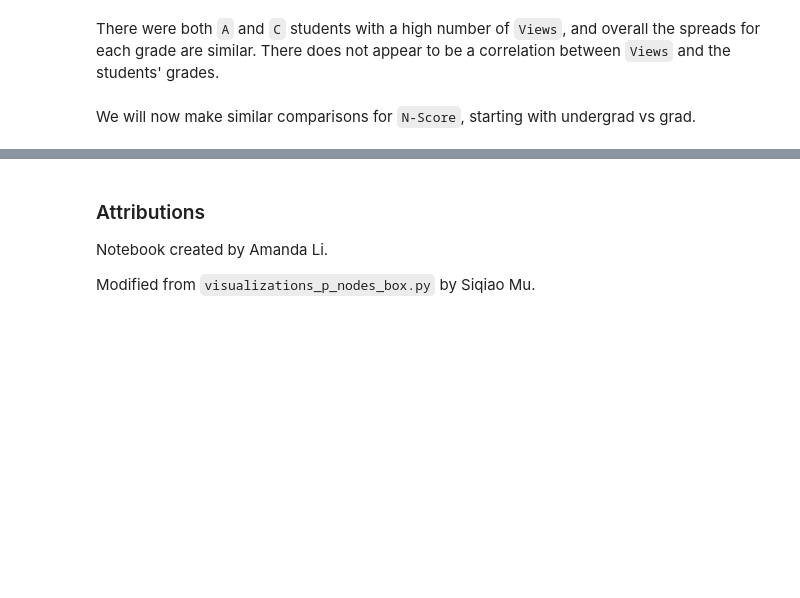
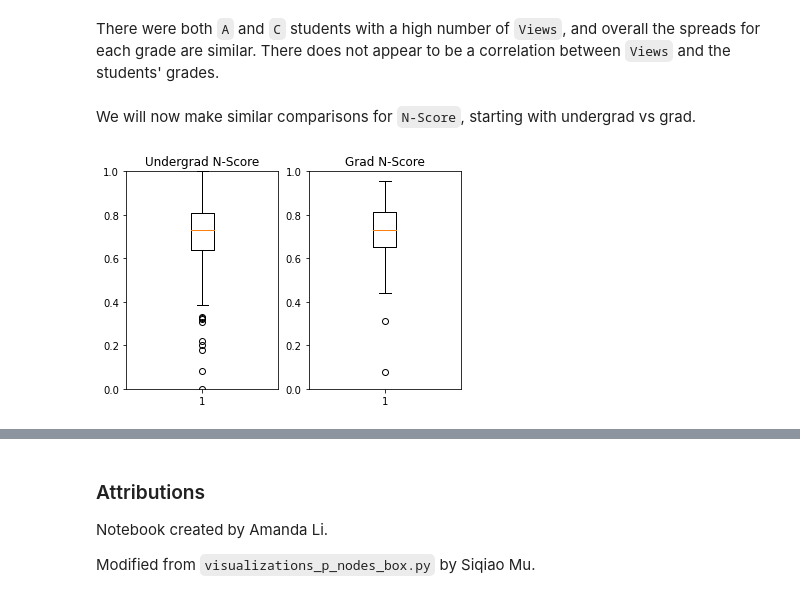
Before and after one commit to amandaliusa/piazza-network-analysis, a Jupyter notebook: visualizations_p_nodes_box.ipynb, the cells around one changed output, grey strips where cells are left out. Cells and saved outputs as stored; diff of their text form; code cells hidden in the pictures; blank space fills up the shorter version.

Commit message:
Boxplots for N-scores

```diff
--- a/visualizations_p_nodes_box.ipynb
+++ b/visualizations_p_nodes_box.ipynb
@@ -232,3 +232,17 @@ plt.show()
 There were both `A` and `C` students with a high number of `Views`, and overall the spreads for each grade are similar. There does not appear to be a correlation between `Views` and the students' grades.
 # %% [markdown]
 We will now make similar comparisons for `N-Score`, starting with undergrad vs grad.
+# %%
+fig, axs = plt.subplots(1, 2)
+
+axs[0].boxplot(Undergrad_df['N-Score'])
+axs[0].set_title('Undergrad N-Score')
+axs[0].set_ylim(0, 1)
+
+axs[1].boxplot(np.array(Grad_df['N-Score']))
+axs[1].set_title('Grad N-Score')
+axs[1].set_ylim(0, 1)
+
+plt.show()
+# %% [output]
+[figure, added]
```
Also changed, not shown: parts of 6 cells of this notebook.
